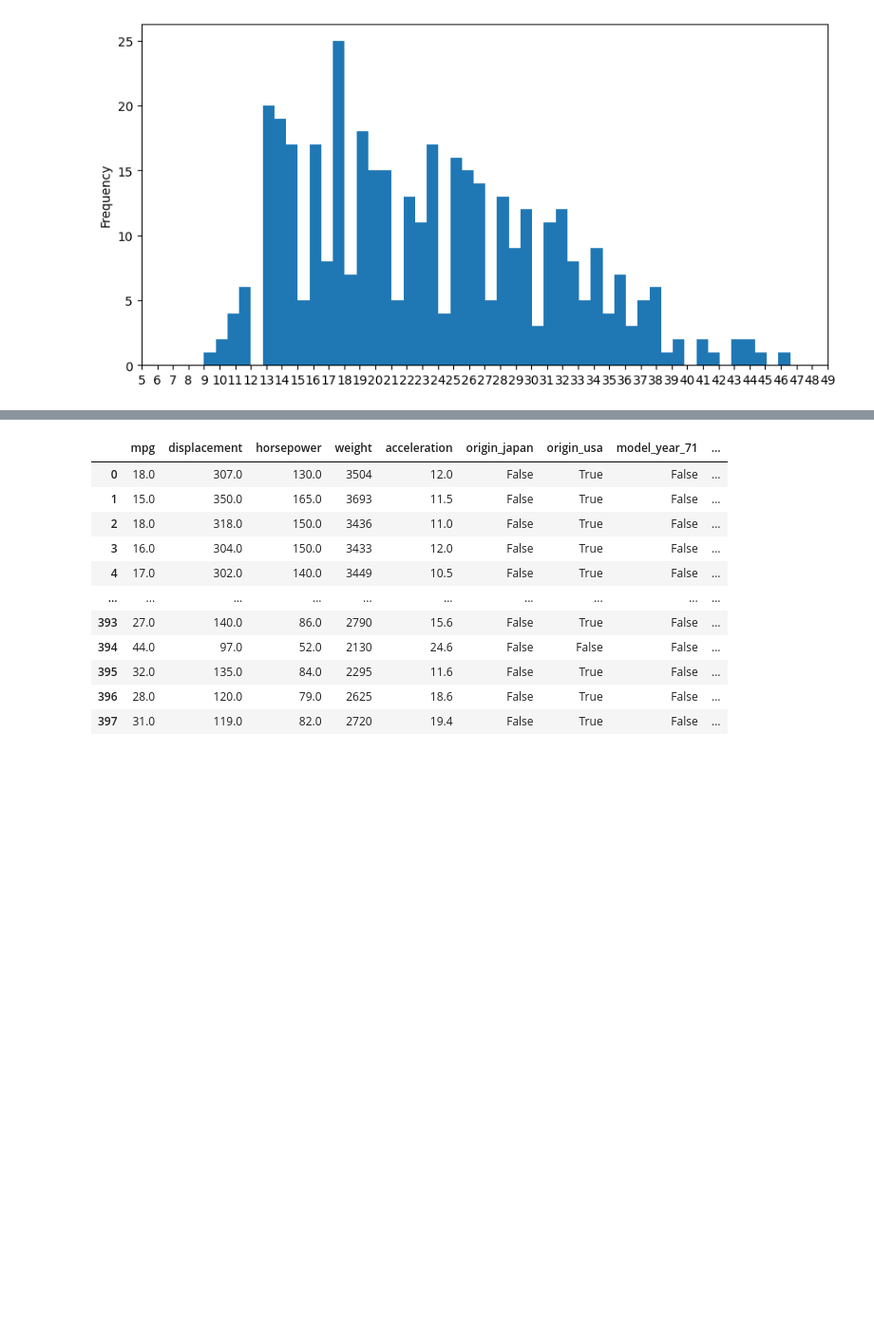
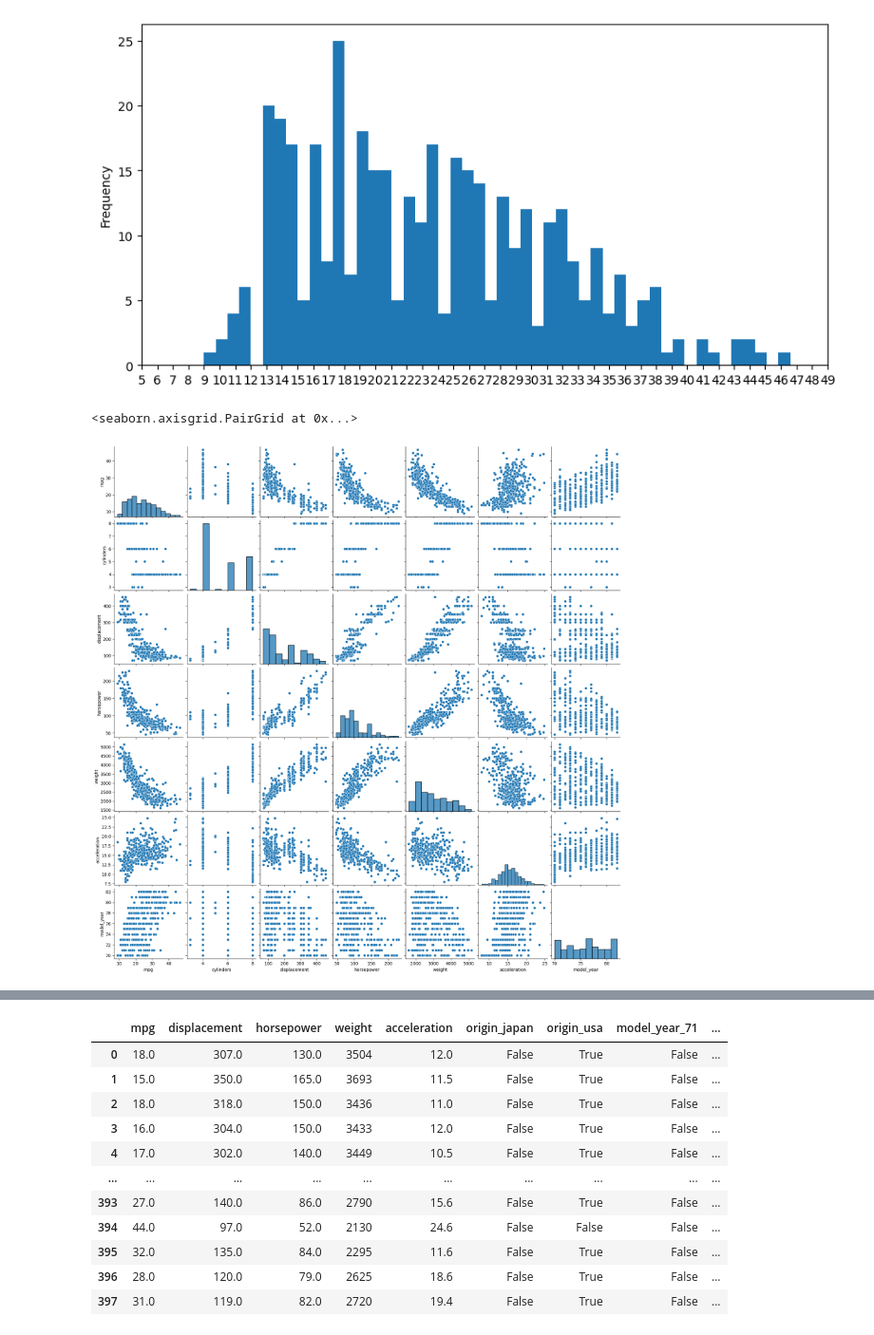
Before and after one commit to nabil0n/DeepLearning, a Jupyter notebook: exercises/E0-MLP.ipynb, the cells around one changed output, grey strips where cells are left out. Shown at 95% size. Saved outputs shown, nothing was run; the diff lists cells and outputs as text; code cells hidden in the pictures; blank space fills up the shorter version.

```diff
--- a/exercises/E0-MLP.ipynb
+++ b/exercises/E0-MLP.ipynb
@@ -128,8 +128,10 @@ data['mpg'].plot(kind='hist', bins=50, xticks=range(5, 50), figsize=(10, 5))
 [figure]
 # %%
 # b) fortsättning
-# ax, fig = plt.subplots(figsize=(10, 10))
-# sns.pairplot(data)
+sns.pairplot(data)
+# %% [output]
+<seaborn.axisgrid.PairGrid at 0x...>
+[figure, added]
 # %%
 from sklearn.impute import KNNImputer
 # %%
```
Also changed, not shown: parts of 15 cells of this notebook, 3 other files.
